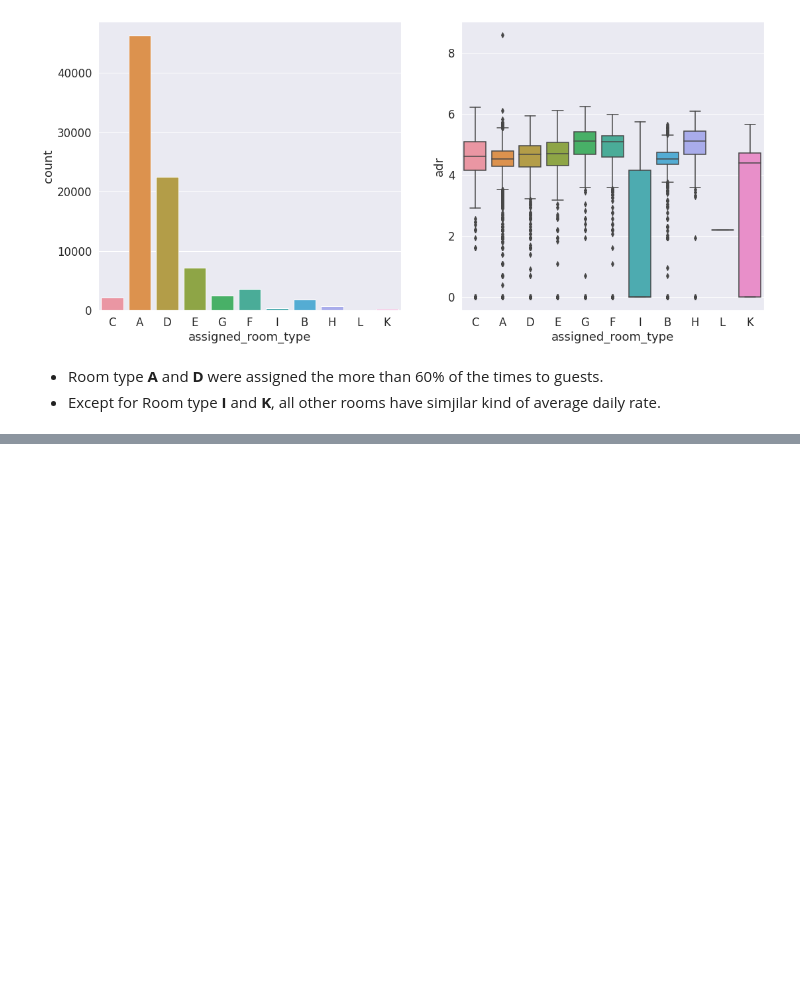
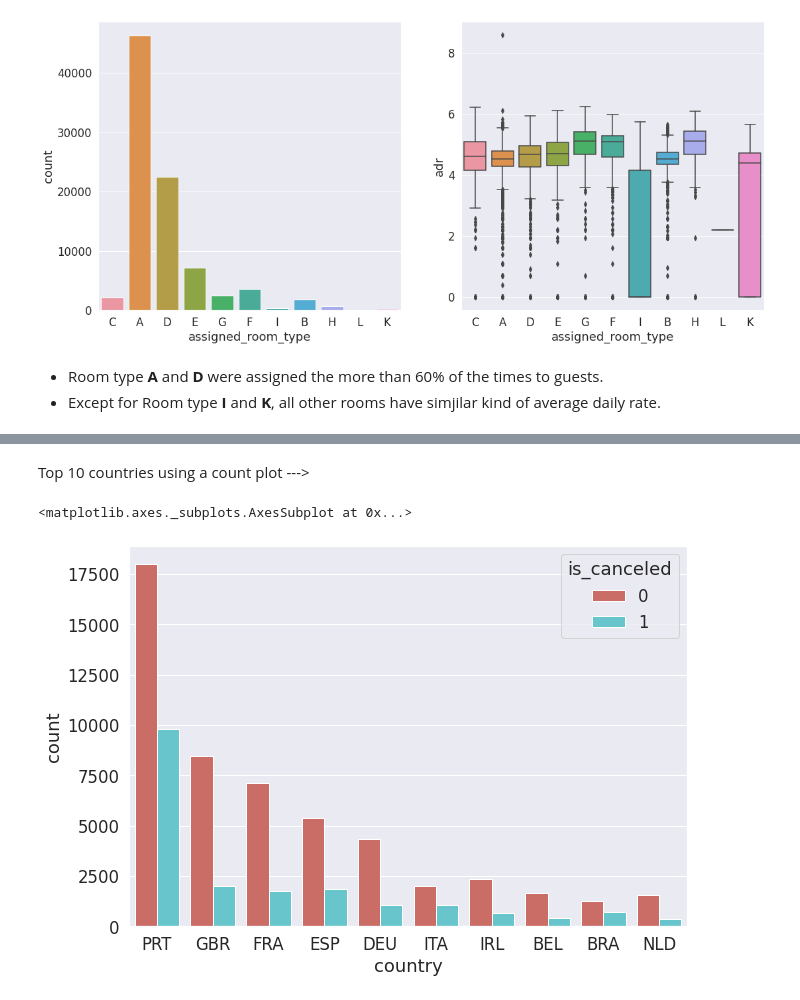
Before and after one commit to RanojoyBiswas/Hotel-Booking-Analysis-EDA-, a Jupyter notebook: Hotel_Booking_Analysis.ipynb, the cells around one changed output, grey strips where cells are left out. Drawn from its saved outputs; the diff is of its cells as text; code cells hidden in the pictures; blank space fills up the shorter version.

```diff
--- a/Hotel_Booking_Analysis.ipynb
+++ b/Hotel_Booking_Analysis.ipynb
@@ -65,7 +65,7 @@ drive.mount('/content/drive')
 Mounted at /content/drive
 # %%
 # reading data set
-dataset = pd.read_csv('/content/drive/MyDrive/Projects Almabetter EDA/Hotel Booking Analysis/Dataset/Hotel Bookings.csv',  encoding= 'unicode_escape')
+dataset = pd.read_csv('/content/drive/MyDrive/EDA Projects/Ranajay Biswas - EDA on Hotel Booking Analysis/Hotel Bookings.csv',  encoding= 'unicode_escape')
 # %%
 pd.set_option('display.max_columns', None)
 # %% [markdown]
@@ -540,0 +602,9 @@ plt.show()
+# %% [markdown]
+Top 10 countries using a count plot --->
+# %%
+# top 10 countries
+plt.figure(figsize = (10,7))
+sns.countplot(x='country', hue='is_canceled', data=df, order=df['country'].value_counts().iloc[:10].index, palette = 'hls')
+# %% [output]
+<matplotlib.axes._subplots.AxesSubplot at 0x...>
+[figure, added]
```
Also changed, not shown: parts of 39 cells of this notebook.
